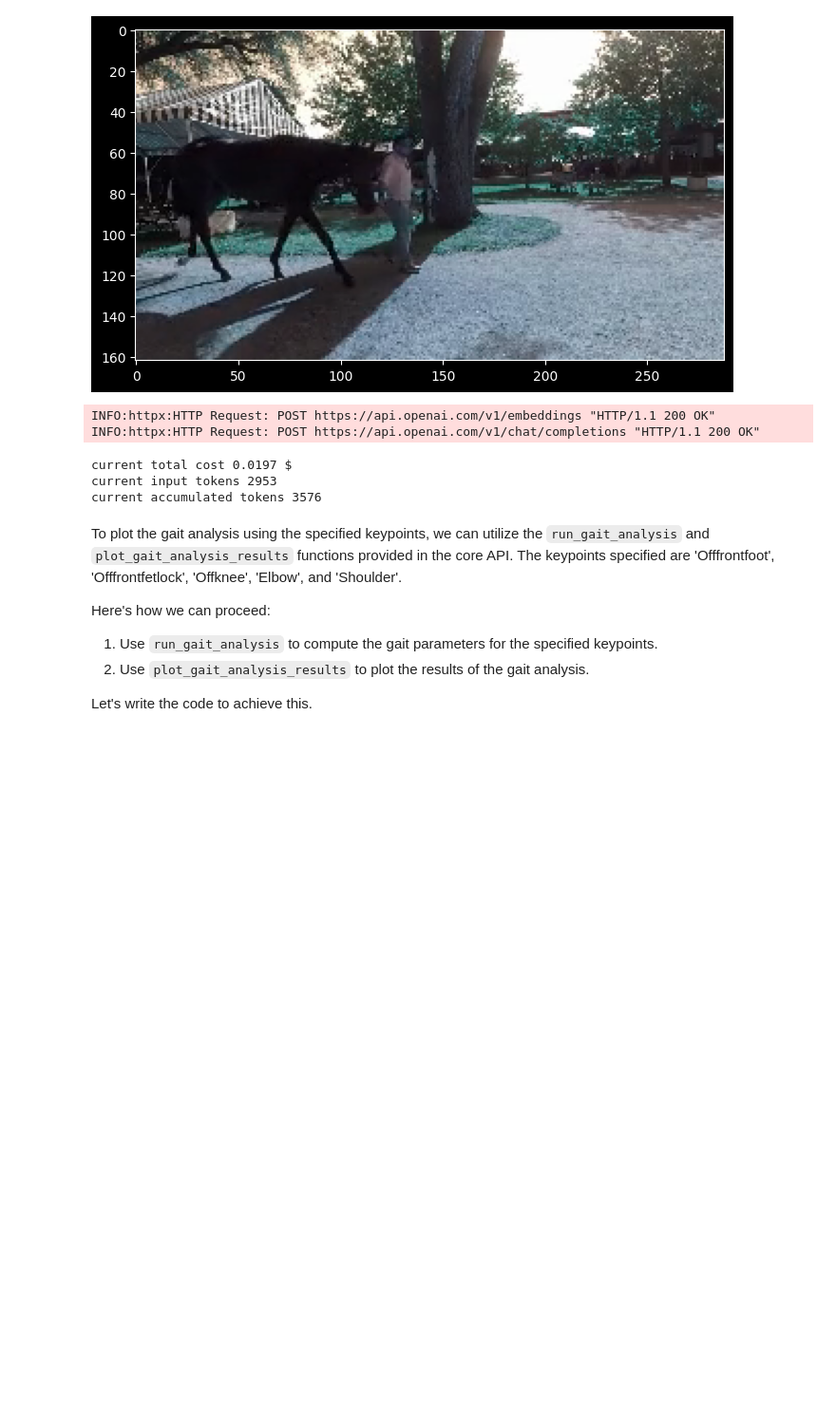
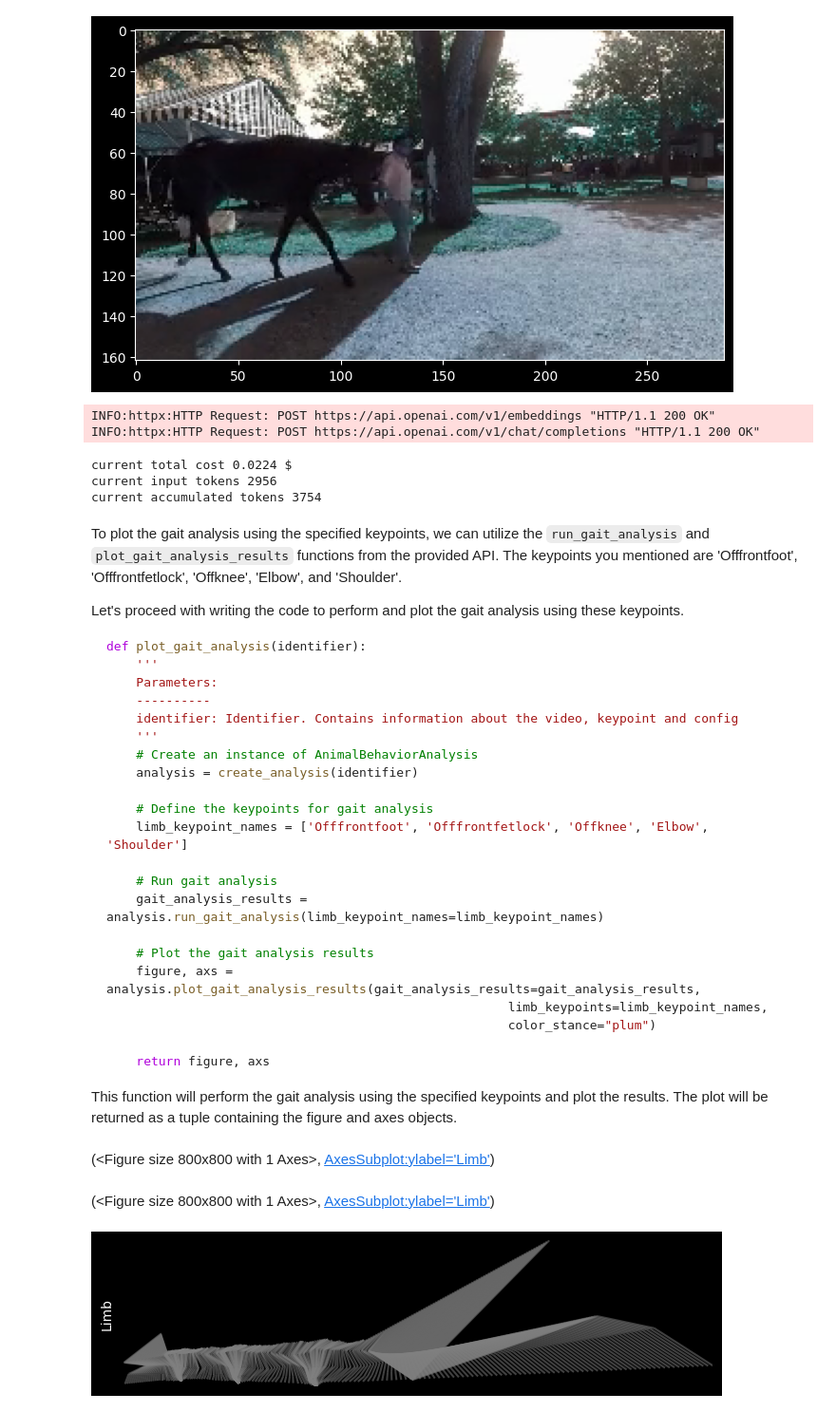
Before and after one commit to AdaptiveMotorControlLab/AmadeusGPT, a Jupyter notebook: notebooks/Horse_demo.ipynb, the cells around one changed output. Shown at 95% size. Cells and saved outputs as stored; diff of their text form; code cells hidden in the pictures; blank space fills up the shorter version.

````diff
--- a/notebooks/Horse_demo.ipynb
+++ b/notebooks/Horse_demo.ipynb
@@ -103,20 +102,44 @@ plt.imshow(scene_image)
 <matplotlib.image.AxesImage at 0x...>
 [figure]
 # %%
-query = "Plot the gait analysis using Offfrontfoot; Offfrontfetlock; Offknee; Elbow and Shoulder."
+query = "Plot the gait analysis using the keypoints Offfrontfoot; Offfrontfetlock; Offknee; Elbow and Shoulder."
 qa_message = amadeus.step(query)
 qa_message = parse_result(amadeus, qa_message)
 # %% [output]
 INFO:httpx:HTTP Request: POST https://api.openai.com/v1/embeddings "HTTP/1.1 200 OK"
 INFO:httpx:HTTP Request: POST https://api.openai.com/v1/chat/completions "HTTP/1.1 200 OK"
-current total cost 0.0197 $
-current input tokens 2953
-current accumulated tokens 3576
+current total cost 0.0224 $
+current input tokens 2956
+current accumulated tokens 3754
-To plot the gait analysis using the specified keypoints, we can utilize the `run_gait_analysis` and `plot_gait_analysis_results` functions provided in the core API. The keypoints specified are 'Offfrontfoot', 'Offfrontfetlock', 'Offknee', 'Elbow', and 'Shoulder'.
+To plot the gait analysis using the specified keypoints, we can utilize the `run_gait_analysis` and `plot_gait_analysis_results` functions from the provided API. The keypoints you mentioned are 'Offfrontfoot', 'Offfrontfetlock', 'Offknee', 'Elbow', and 'Shoulder'.
 
-Here's how we can proceed:
+Let's proceed with writing the code to perform and plot the gait analysis using these keypoints.
 
-1. Use `run_gait_analysis` to compute the gait parameters for the specified keypoints.
-2. Use `plot_gait_analysis_results` to plot the results of the gait analysis.
+```python
+def plot_gait_analysis(identifier):
+    '''
+    Parameters:
+    ----------
+    identifier: Identifier. Contains information about the video, keypoint and config
+    '''
+    # Create an instance of AnimalBehaviorAnalysis
+    analysis = create_analysis(identifier)
 
-Let's write the code to achieve this.
+    # Define the keypoints for gait analysis
+    limb_keypoint_names = ['Offfrontfoot', 'Offfrontfetlock', 'Offknee', 'Elbow', 'Shoulder']
+
+    # Run gait analysis
+    gait_analysis_results = analysis.run_gait_analysis(limb_keypoint_names=limb_keypoint_names)
+
+    # Plot the gait analysis results
+    figure, axs = analysis.plot_gait_analysis_results(gait_analysis_results=gait_analysis_results,
+                                                      limb_keypoints=limb_keypoint_names,
+                                                      color_stance="plum")
+
+    return figure, axs
+```
+
+This function will perform the gait analysis using the specified keypoints and plot the results. The plot will be returned as a tuple containing the figure and axes objects.
+(<Figure size 800x800 with 1 Axes>, <AxesSubplot:ylabel='Limb'>)
+(<Figure size 800x800 with 1 Axes>, <AxesSubplot:ylabel='Limb'>)
+[figure, added]
````
Also changed, not shown: parts of 6 cells of this notebook.
